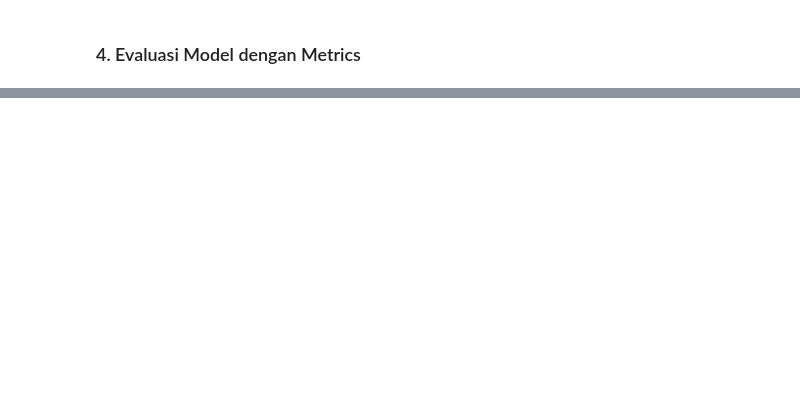
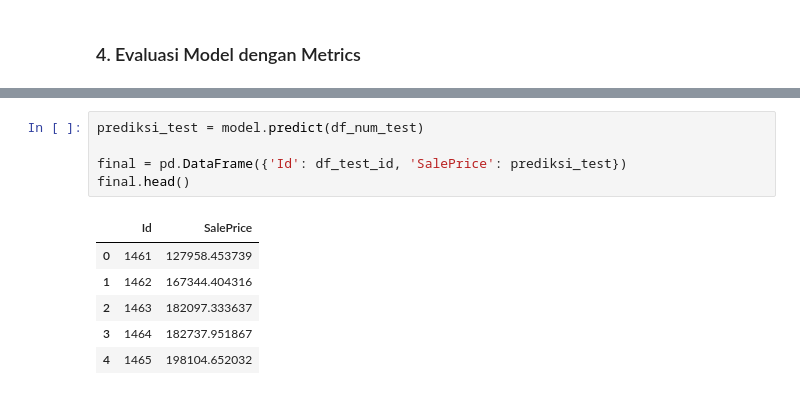
Before and after one commit to arya475/Data-Science-house-price-predict, a Jupyter notebook: main.ipynb, the cells around one changed output, grey strips where cells are left out. Drawn from its saved outputs; the diff is of its cells as text; blank space fills up the shorter version.

```diff
--- a/main.ipynb
+++ b/main.ipynb
@@ -214,0 +287,12 @@ Mean Absolute Error: 19265.41
+# %%
+prediksi_test = model.predict(df_num_test)
+
+final = pd.DataFrame({'Id': df_test_id, 'SalePrice': prediksi_test})
+final.head()
+# %% [output]
+|  | Id | SalePrice |
+| 0 | 1461 | 127958.453739 |
+| 1 | 1462 | 167344.404316 |
+| 2 | 1463 | 182097.333637 |
+| 3 | 1464 | 182737.951867 |
+| 4 | 1465 | 198104.652032 |
```
Also changed, not shown: parts of 10 cells of this notebook, 1 other file.
